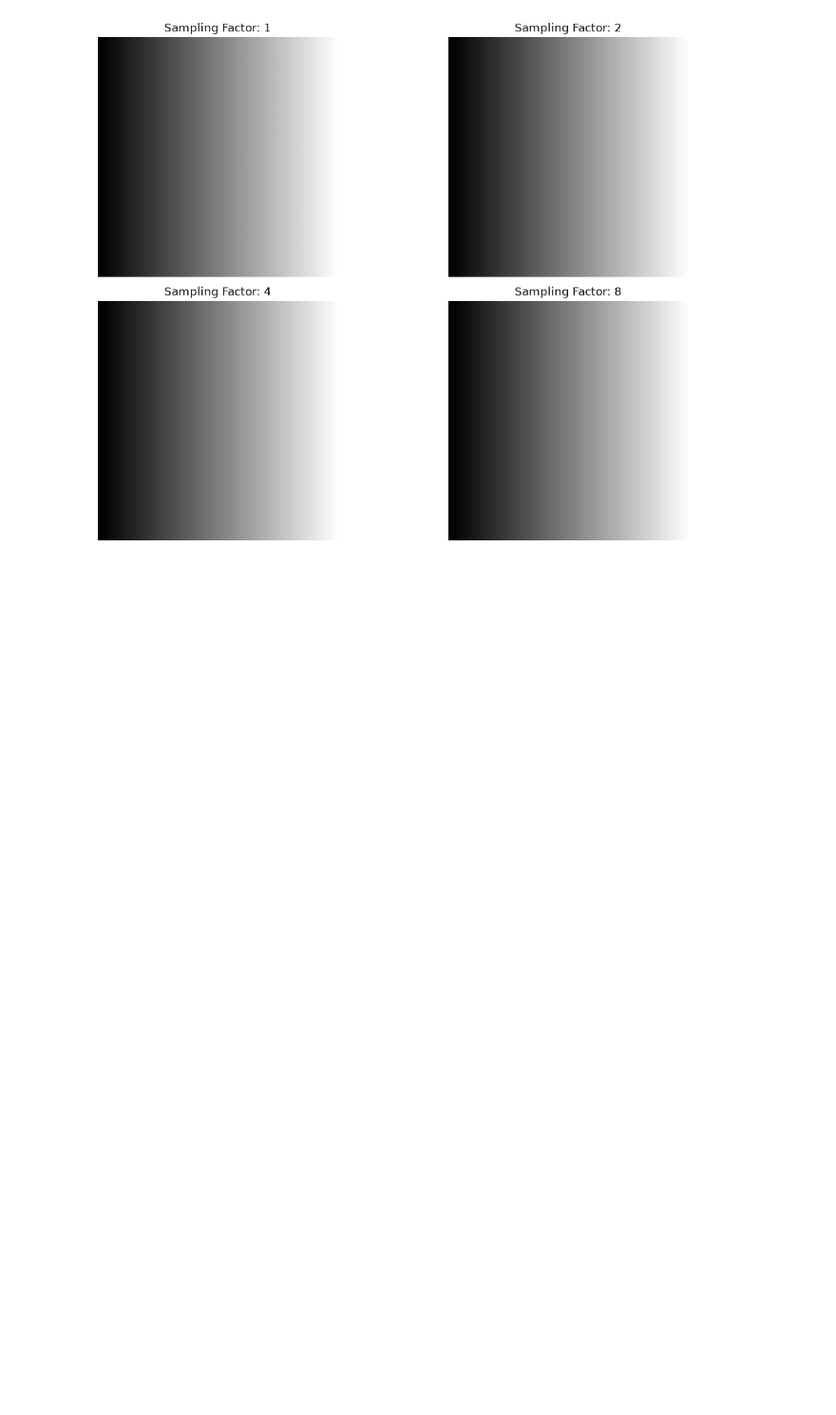
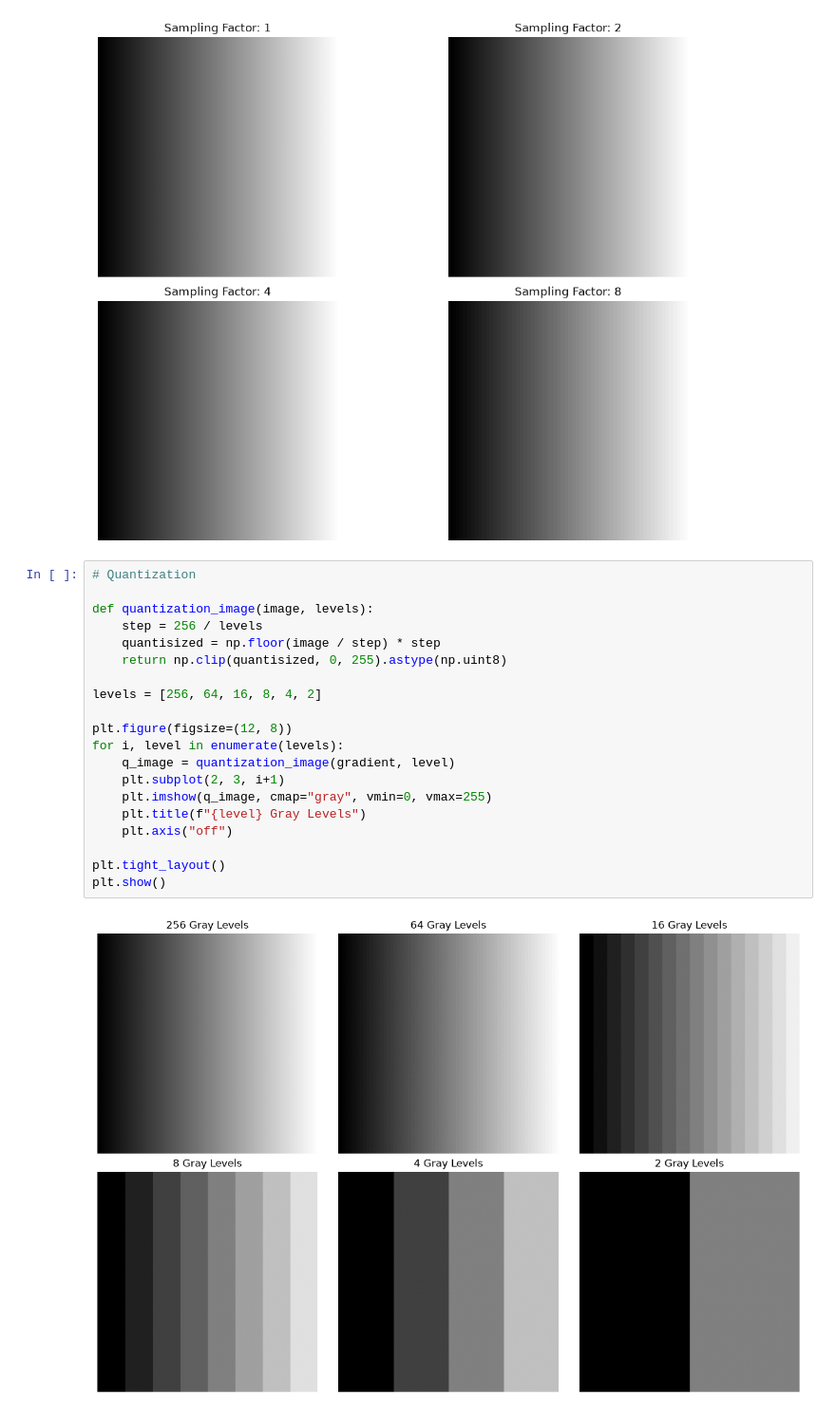
Before and after one commit to Aslngsng/Digital-Image-Processing, a Jupyter notebook: 01_notebook.ipynb, the cells around one changed output. Shown at 95% size. Saved outputs shown, nothing was run; the diff lists cells and outputs as text; blank space fills up the shorter version.

Commit message:
quantization

```diff
--- a/01_notebook.ipynb
+++ b/01_notebook.ipynb
@@ -75,3 +75,25 @@ plt.tight_layout()
 plt.show()
 # %% [output]
 [figure]
+# %%
+# Quantization
+
+def quantization_image(image, levels):
+    step = 256 / levels
+    quantisized = np.floor(image / step) * step
+    return np.clip(quantisized, 0, 255).astype(np.uint8)
+
+levels = [256, 64, 16, 8, 4, 2]
+
+plt.figure(figsize=(12, 8))
+for i, level in enumerate(levels):
+    q_image = quantization_image(gradient, level)
+    plt.subplot(2, 3, i+1)
+    plt.imshow(q_image, cmap="gray", vmin=0, vmax=255)
+    plt.title(f"{level} Gray Levels")
+    plt.axis("off")
+
+plt.tight_layout()
+plt.show()
+# %% [output]
+[figure, added]
```
